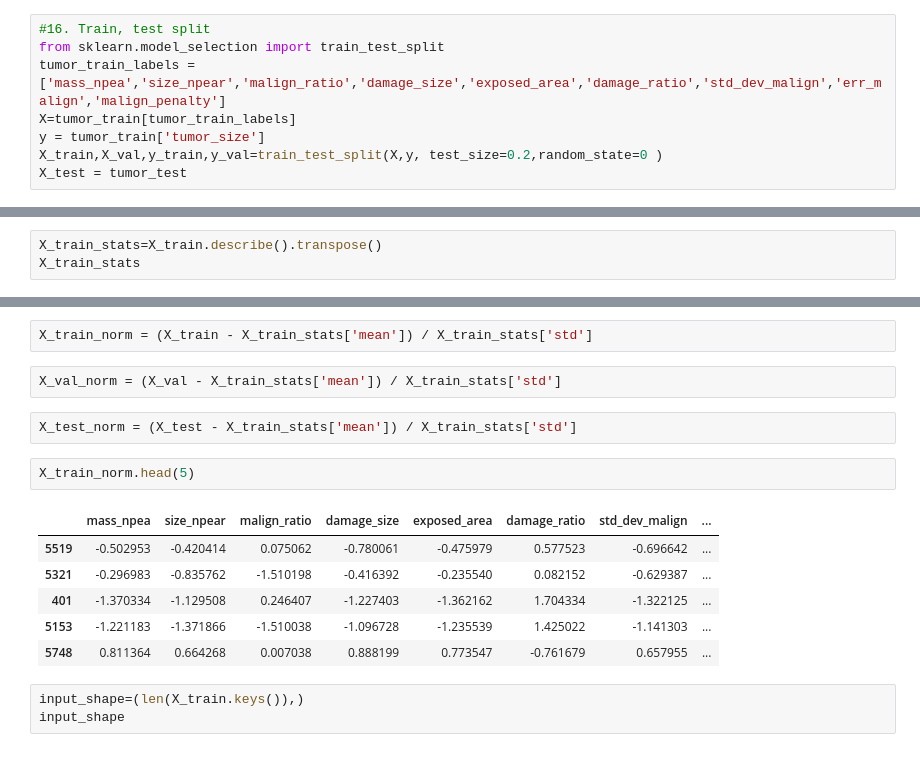
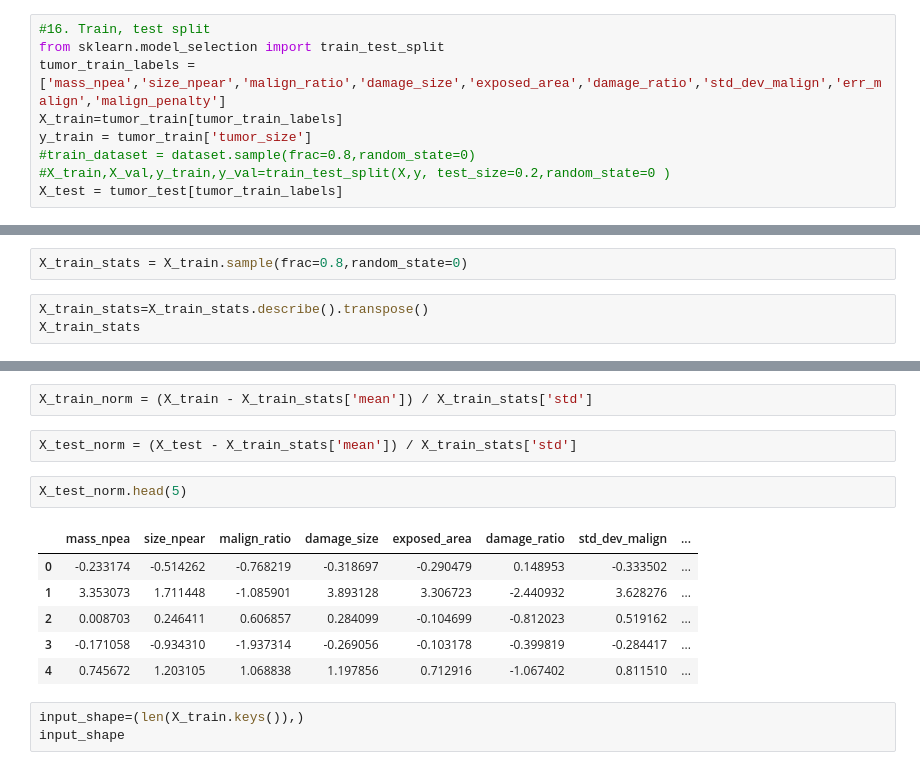
Before and after one commit to vbhaktha13/ML, a Jupyter notebook: Copy_of_Project_tumor_size.ipynb, the cells around one changed output, grey strips where cells are left out. Cells and saved outputs as stored; diff of their text form.

```diff
--- a/Copy_of_Project_tumor_size.ipynb
+++ b/Copy_of_Project_tumor_size.ipynb
@@ -342,10 +342,11 @@ tumor_train.shape
 #16. Train, test split
 from sklearn.model_selection import train_test_split
 tumor_train_labels = ['mass_npea','size_npear','malign_ratio','damage_size','exposed_area','damage_ratio','std_dev_malign','err_malign','malign_penalty']
-X=tumor_train[tumor_train_labels]
-y = tumor_train['tumor_size']
-X_train,X_val,y_train,y_val=train_test_split(X,y, test_size=0.2,random_state=0 )
-X_test = tumor_test
+X_train=tumor_train[tumor_train_labels]
+y_train = tumor_train['tumor_size']
+#train_dataset = dataset.sample(frac=0.8,random_state=0)
+#X_train,X_val,y_train,y_val=train_test_split(X,y, test_size=0.2,random_state=0 )
+X_test = tumor_test[tumor_train_labels]
 # %%
 X_train.shape
 #val_data = tumor_train.drop(tumor_train.index)
@@ -366,5 +365,7 @@ X_test.shape
+# %%
+X_train_stats = X_train.sample(frac=0.8,random_state=0)
 # %%
-X_train_stats=X_train.describe().transpose()
+X_train_stats=X_train_stats.describe().transpose()
 X_train_stats
 # %% [output]
 |  | count | mean | std | min | 25% | 50% | 75% | max |
@@ -423,19 +424,17 @@ features
 # Normalization of data
 # %%
 X_train_norm = (X_train - X_train_stats['mean']) / X_train_stats['std']
-# %%
-X_val_norm = (X_val - X_train_stats['mean']) / X_train_stats['std']
 # %%
 X_test_norm = (X_test - X_train_stats['mean']) / X_train_stats['std']
 # %%
-X_train_norm.head(5)
+X_test_norm.head(5)
 # %% [output]
 |  | mass_npea | size_npear | malign_ratio | damage_size | exposed_area | damage_ratio | std_dev_malign | ... |
-| 5519 | -0.502953 | -0.420414 | 0.075062 | -0.780061 | -0.475979 | 0.577523 | -0.696642 | ... |
-| 5321 | -0.296983 | -0.835762 | -1.510198 | -0.416392 | -0.235540 | 0.082152 | -0.629387 | ... |
-| 401 | -1.370334 | -1.129508 | 0.246407 | -1.227403 | -1.362162 | 1.704334 | -1.322125 | ... |
-| 5153 | -1.221183 | -1.371866 | -1.510038 | -1.096728 | -1.235539 | 1.425022 | -1.141303 | ... |
-| 5748 | 0.811364 | 0.664268 | 0.007038 | 0.888199 | 0.773547 | -0.761679 | 0.657955 | ... |
+| 0 | -0.233174 | -0.514262 | -0.768219 | -0.318697 | -0.290479 | 0.148953 | -0.333502 | ... |
+| 1 | 3.353073 | 1.711448 | -1.085901 | 3.893128 | 3.306723 | -2.440932 | 3.628276 | ... |
+| 2 | 0.008703 | 0.246411 | 0.606857 | 0.284099 | -0.104699 | -0.812023 | 0.519162 | ... |
+| 3 | -0.171058 | -0.934310 | -1.937314 | -0.269056 | -0.103178 | -0.399819 | -0.284417 | ... |
+| 4 | 0.745672 | 1.203105 | 1.068838 | 1.197856 | 0.712916 | -1.067402 | 0.811510 | ... |
 # %%
 input_shape=(len(X_train.keys()),)
 input_shape
```
Also changed, not shown: parts of 18 cells of this notebook.
